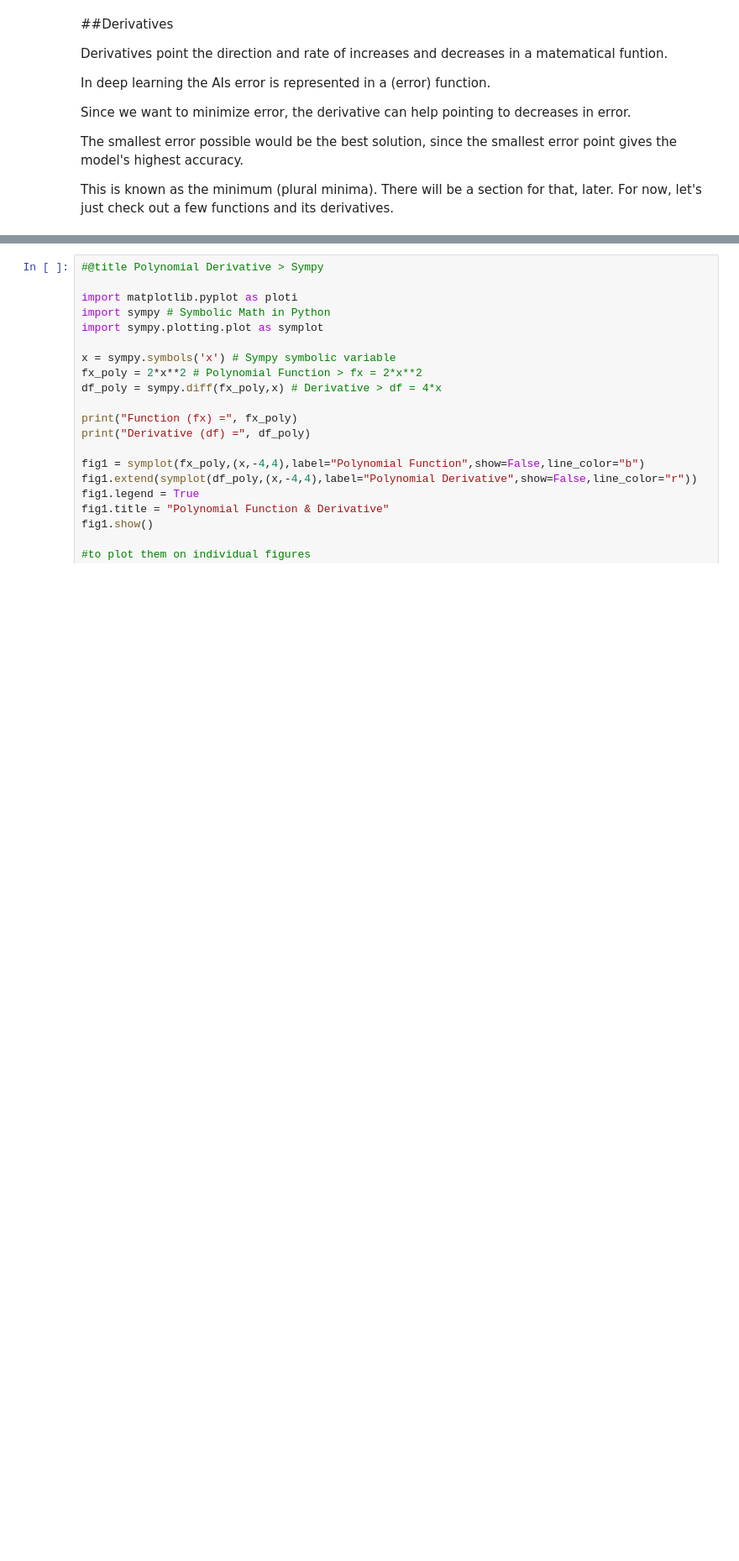
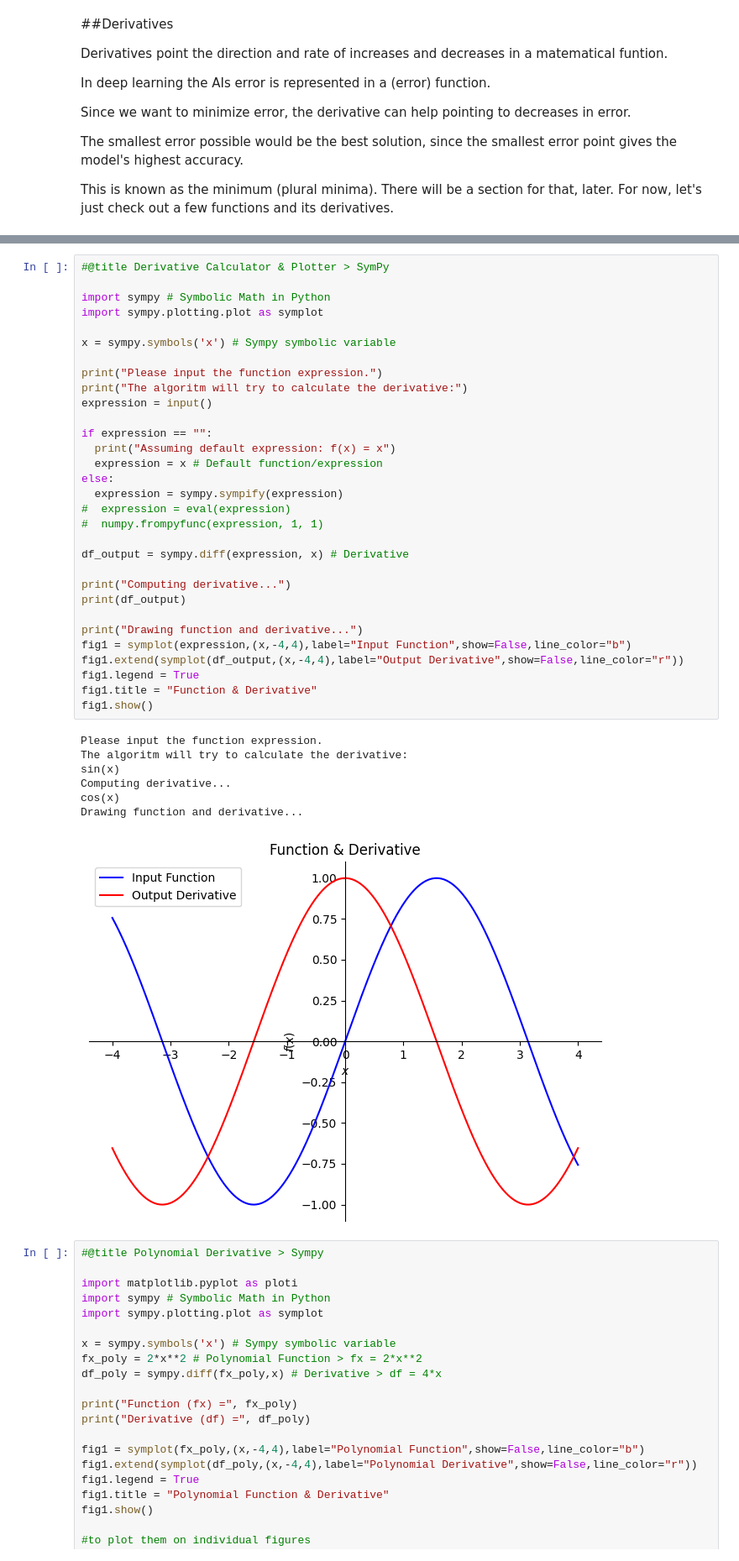
Before and after one commit to Salciano/ShowcasePython, a Jupyter notebook: Showcase.ipynb, the cells around one changed output, grey strips where cells are left out. Shown at 84% size. Saved outputs shown, nothing was run; the diff lists cells and outputs as text; blank space fills up the shorter version.

Commit message:
Derivative Calculator&Plotter. Gradient Ascent.

```diff
--- a/Showcase.ipynb
+++ b/Showcase.ipynb
@@ -2110,6 +2014,45 @@ Also, there can be multiple global minima, if they are tied...
 """
 
 #>>> draw a function with minimum and derivative. draw a function with maxima and derivative. explain the derivative only crosses the minima
+# %%
+#@title Derivative Calculator & Plotter > SymPy
+
+import sympy # Symbolic Math in Python
+import sympy.plotting.plot as symplot
+
+x = sympy.symbols('x') # Sympy symbolic variable
+
+print("Please input the function expression.")
+print("The algoritm will try to calculate the derivative:")
+expression = input()
+
+if expression == "":
+  print("Assuming default expression: f(x) = x")
+  expression = x # Default function/expression
+else:
+  expression = sympy.sympify(expression)
+#  expression = eval(expression)
+#  numpy.frompyfunc(expression, 1, 1)
+
+df_output = sympy.diff(expression, x) # Derivative
+
+print("Computing derivative...")
+print(df_output)
+
+print("Drawing function and derivative...")
+fig1 = symplot(expression,(x,-4,4),label="Input Function",show=False,line_color="b")
+fig1.extend(symplot(df_output,(x,-4,4),label="Output Derivative",show=False,line_color="r"))
+fig1.legend = True
+fig1.title = "Function & Derivative"
+fig1.show()
+# %% [output]
+Please input the function expression.
+The algoritm will try to calculate the derivative:
+sin(x)
+Computing derivative...
+cos(x)
+Drawing function and derivative...
+[figure, added]
 # %%
 #@title Polynomial Derivative > Sympy
 
```
Also changed, not shown: parts of 5 cells of this notebook.
